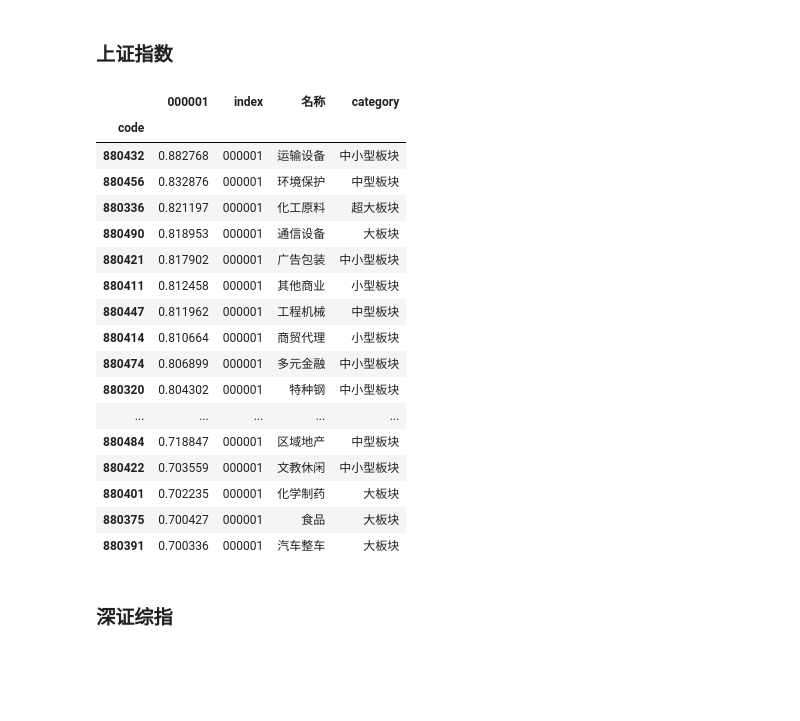
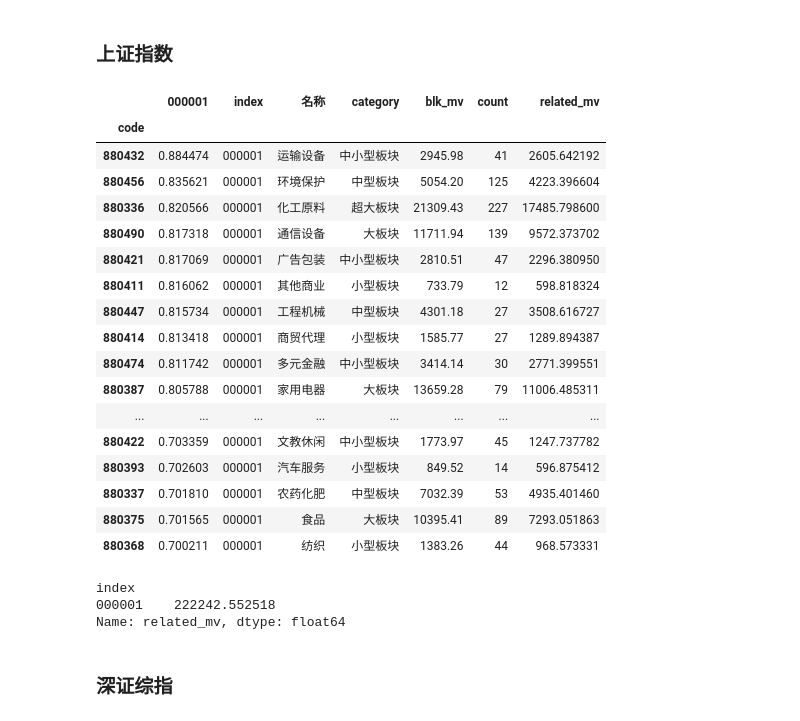
Before and after one commit to nuswgg/quants_qa, a Jupyter notebook: QA/A股指数相关性分析.ipynb, the cells around one changed output. Drawn from its saved outputs; the diff is of its cells as text; code cells hidden in the pictures; blank space fills up the shorter version.

```diff
--- a/QA/A股指数相关性分析.ipynb
+++ b/QA/A股指数相关性分析.ipynb
@@ -106,14 +262,14 @@ detail_industry_code = detail_industry['stock_code'].to_list()
 # %%
 #获取板块数据
-detail_industry_data = QA.QA_fetch_index_day_adv(detail_industry_code,'2022-01-01','2022-09-08')
+detail_industry_data = QA.QA_fetch_index_day_adv(detail_industry_code,'2022-01-01','2022-09-16')
 # %% [markdown]
 ## 获取主要指数数据
 # %%
-index_code_name_map = pd.DataFrame(['上证指数','深证综指','上证50','中证500','创业板指','科创50'],\
-                                   index = ['000001','399106','000016','000905','399006','000688'],columns=['名称'])
+index_code_name_map = pd.DataFrame(['上证指数','深证综指','上证50','中证500','创业板指','科创50','深证成指','沪深300'],\
+                                   index = ['000001','399106','000016','000905','399006','000688','399001','399300'],columns=['名称'])
 # %%
 # 获取主要指数数据
-main_index_data = QA.QA_fetch_index_day_adv(['000001','399106','000016','000905','399006','000688'],'2022-01-01','2022-09-08')
+main_index_data = QA.QA_fetch_index_day_adv(['000001','399106','000016','000905','399006','000688','399001','399300'],'2022-01-01','2022-09-16')
 # %% [markdown]
 # 细分行业分析
 # %%
@@ -133,4 +289,4 @@ detail_industry
 | 109 | 880425 | 旅游服务 | 880425 |
 110 rows × 3 columns
 # %%
-detail_industry_code_name_map = detail_industry.drop(['代码'],axis=1).set_index('stock_code')
+detail_industry_code_name_map = detail_industry.drop(['代码'],axis=1).set_index('blk_code')
@@ -192,29 +332,39 @@ blk_category.set_index
 # %%
 # 上证
-one_blk_corr = detail_industry_corr['000001'].filter(regex='880*',axis=0)
+index_code = '000001'
+one_blk_corr = detail_industry_corr[index_code].filter(regex='880*',axis=0)
 one_blk_related_blk = one_blk_corr[one_blk_corr>0.7].sort_values(ascending= False)
-上证 = one_blk_related_blk.to_frame().join(index_detail_industry_code_name_map).merge(blk_category,left_on='名称',right_index=True)
-上证.insert(1,'index','000001')
-上证
+main_index_raw = one_blk_related_blk.to_frame().join(index_detail_industry_code_name_map).merge(blk_category,left_on='名称',right_index=True)
+main_index = main_index_raw.merge(blk_basics,left_on='名称',right_index=True)
+main_index.loc[:,'related_mv'] =  main_index.apply(lambda x: x[index_code]*x['blk_mv'],axis=1)
+main_index.insert(1,'index',index_code)
+main_index
 # %% [output]
-|  | 000001 | index | 名称 | category |
-| code |  |  |  |  |
-| 880432 | 0.882768 | 000001 | 运输设备 | 中小型板块 |
-| 880456 | 0.832876 | 000001 | 环境保护 | 中型板块 |
-| 880336 | 0.821197 | 000001 | 化工原料 | 超大板块 |
-| 880490 | 0.818953 | 000001 | 通信设备 | 大板块 |
-| 880421 | 0.817902 | 000001 | 广告包装 | 中小型板块 |
-| 880411 | 0.812458 | 000001 | 其他商业 | 小型板块 |
-| 880447 | 0.811962 | 000001 | 工程机械 | 中型板块 |
-| 880414 | 0.810664 | 000001 | 商贸代理 | 小型板块 |
-| 880474 | 0.806899 | 000001 | 多元金融 | 中小型板块 |
-| 880320 | 0.804302 | 000001 | 特种钢 | 中小型板块 |
-| ... | ... | ... | ... | ... |
-| 880484 | 0.718847 | 000001 | 区域地产 | 中型板块 |
-| 880422 | 0.703559 | 000001 | 文教休闲 | 中小型板块 |
-| 880401 | 0.702235 | 000001 | 化学制药 | 大板块 |
-| 880375 | 0.700427 | 000001 | 食品 | 大板块 |
-| 880391 | 0.700336 | 000001 | 汽车整车 | 大板块 |
+|  | 000001 | index | 名称 | category | blk_mv | count | related_mv |
+| code |  |  |  |  |  |  |  |
+| 880432 | 0.884474 | 000001 | 运输设备 | 中小型板块 | 2945.98 | 41 | 2605.642192 |
+| 880456 | 0.835621 | 000001 | 环境保护 | 中型板块 | 5054.20 | 125 | 4223.396604 |
+| 880336 | 0.820566 | 000001 | 化工原料 | 超大板块 | 21309.43 | 227 | 17485.798600 |
+| 880490 | 0.817318 | 000001 | 通信设备 | 大板块 | 11711.94 | 139 | 9572.373702 |
+| 880421 | 0.817069 | 000001 | 广告包装 | 中小型板块 | 2810.51 | 47 | 2296.380950 |
+| 880411 | 0.816062 | 000001 | 其他商业 | 小型板块 | 733.79 | 12 | 598.818324 |
+| 880447 | 0.815734 | 000001 | 工程机械 | 中型板块 | 4301.18 | 27 | 3508.616727 |
+| 880414 | 0.813418 | 000001 | 商贸代理 | 小型板块 | 1585.77 | 27 | 1289.894387 |
+| 880474 | 0.811742 | 000001 | 多元金融 | 中小型板块 | 3414.14 | 30 | 2771.399551 |
+| 880387 | 0.805788 | 000001 | 家用电器 | 大板块 | 13659.28 | 79 | 11006.485311 |
+| ... | ... | ... | ... | ... | ... | ... | ... |
+| 880422 | 0.703359 | 000001 | 文教休闲 | 中小型板块 | 1773.97 | 45 | 1247.737782 |
+| 880393 | 0.702603 | 000001 | 汽车服务 | 小型板块 | 849.52 | 14 | 596.875412 |
+| 880337 | 0.701810 | 000001 | 农药化肥 | 中型板块 | 7032.39 | 53 | 4935.401460 |
+| 880375 | 0.701565 | 000001 | 食品 | 大板块 | 10395.41 | 89 | 7293.051863 |
+| 880368 | 0.700211 | 000001 | 纺织 | 小型板块 | 1383.26 | 44 | 968.573331 |
+# %%
+上证影响力 = main_index.groupby(['index'])['related_mv'].sum()
+上证影响力
+# %% [output]
+index
+000001    222242.552518
+Name: related_mv, dtype: float64
 # %% [markdown]
 ### 深证综指
 # %%
```
Also changed, not shown: parts of 191 cells of this notebook, 5 other files.
